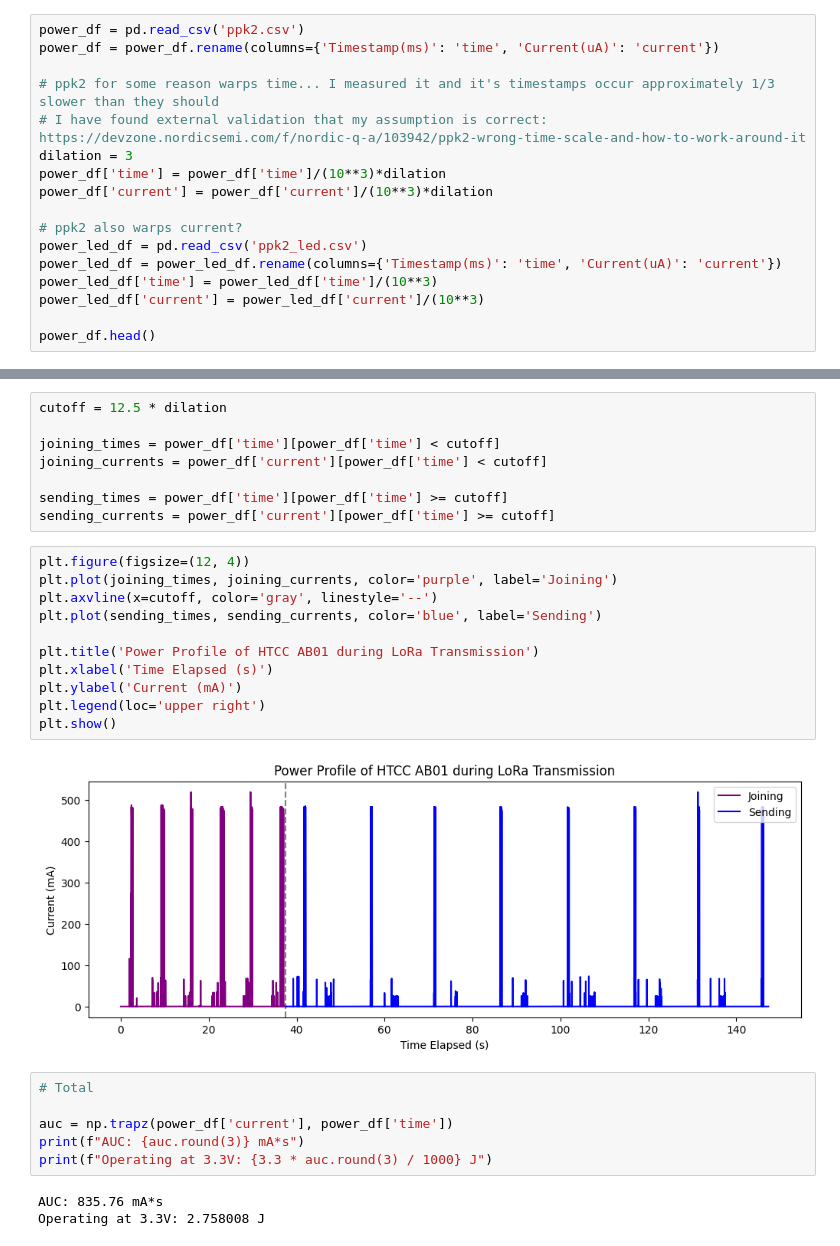
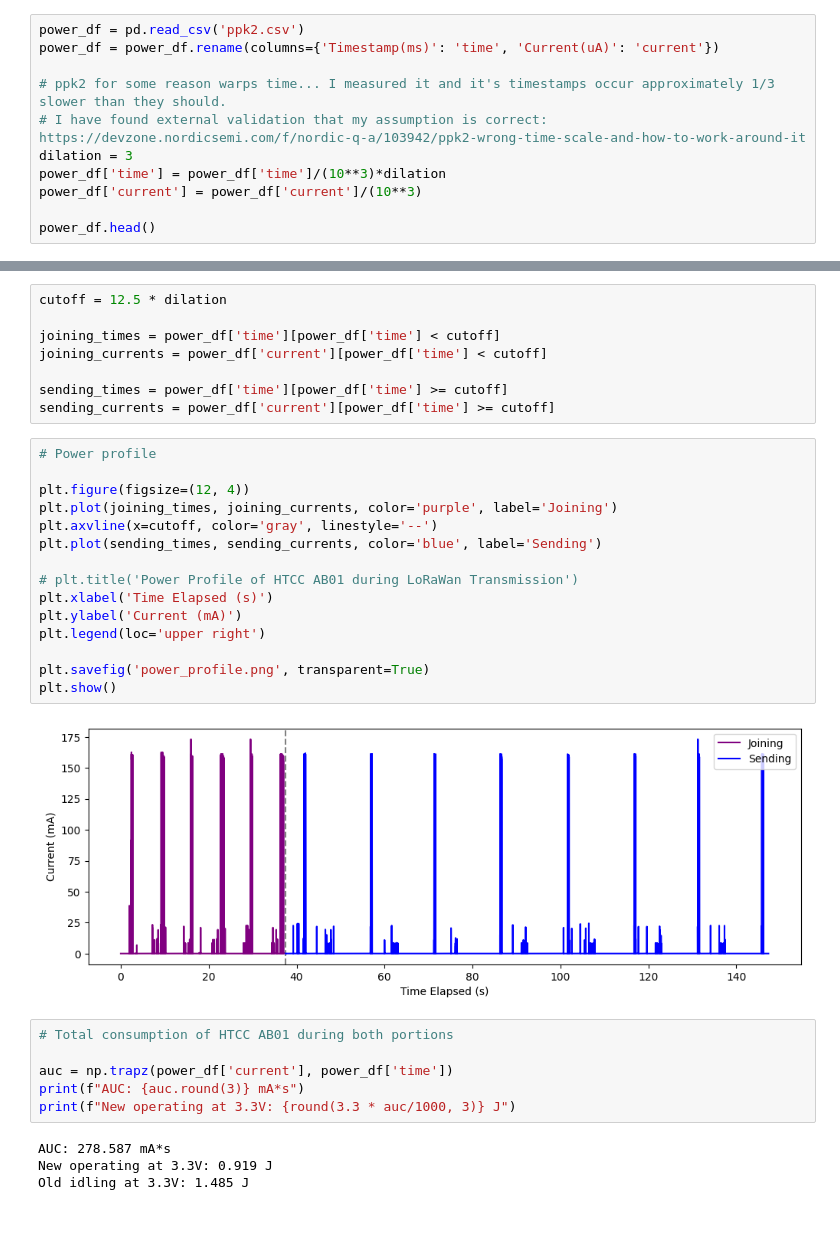
Before and after one commit to caspar/LoRa-Batteryless, a Jupyter notebook: v2_power_profiling/ppk_analysis.ipynb, the cells around one changed output, grey strips where cells are left out. Drawn from its saved outputs; the diff is of its cells as text.

```diff
--- a/v2_power_profiling/ppk_analysis.ipynb
+++ b/v2_power_profiling/ppk_analysis.ipynb
@@ -8,17 +9,11 @@ import matplotlib.pyplot as plt
 power_df = pd.read_csv('ppk2.csv')
 power_df = power_df.rename(columns={'Timestamp(ms)': 'time', 'Current(uA)': 'current'})
 
-# ppk2 for some reason warps time... I measured it and it's timestamps occur approximately 1/3 slower than they should
+# ppk2 for some reason warps time... I measured it and it's timestamps occur approximately 1/3 slower than they should.
 # I have found external validation that my assumption is correct: https://devzone.nordicsemi.com/f/nordic-q-a/103942/ppk2-wrong-time-scale-and-how-to-work-around-it
 dilation = 3
 power_df['time'] = power_df['time']/(10**3)*dilation
-power_df['current'] = power_df['current']/(10**3)*dilation
-
-# ppk2 also warps current?
-power_led_df = pd.read_csv('ppk2_led.csv')
-power_led_df = power_led_df.rename(columns={'Timestamp(ms)': 'time', 'Current(uA)': 'current'})
-power_led_df['time'] = power_led_df['time']/(10**3)
-power_led_df['current'] = power_led_df['current']/(10**3)
+power_df['current'] = power_df['current']/(10**3)
 
 power_df.head()
 # %% [output]
@@ -37,24 +32,29 @@ joining_currents = power_df['current'][power_df['time'] < cutoff]
 sending_times = power_df['time'][power_df['time'] >= cutoff]
 sending_currents = power_df['current'][power_df['time'] >= cutoff]
 # %%
+# Power profile
+
 plt.figure(figsize=(12, 4))
 plt.plot(joining_times, joining_currents, color='purple', label='Joining')
 plt.axvline(x=cutoff, color='gray', linestyle='--')
 plt.plot(sending_times, sending_currents, color='blue', label='Sending')
 
-plt.title('Power Profile of HTCC AB01 during LoRa Transmission')
+# plt.title('Power Profile of HTCC AB01 during LoRaWan Transmission')
 plt.xlabel('Time Elapsed (s)')
 plt.ylabel('Current (mA)')
 plt.legend(loc='upper right')
+
+plt.savefig('power_profile.png', transparent=True)
 plt.show()
 # %% [output]
-[figure, old version]
+[figure, new version]
 # %%
-# Total
+# Total consumption of HTCC AB01 during both portions
 
 auc = np.trapz(power_df['current'], power_df['time'])
 print(f"AUC: {auc.round(3)} mA*s")
-print(f"Operating at 3.3V: {3.3 * auc.round(3) / 1000} J")
+print(f"New operating at 3.3V: {round(3.3 * auc/1000, 3)} J")
 # %% [output]
-AUC: 835.76 mA*s
-Operating at 3.3V: 2.758008 J
+AUC: 278.587 mA*s
+New operating at 3.3V: 0.919 J
+Old idling at 3.3V: 1.485 J
```
Also changed, not shown: parts of 15 cells of this notebook, 6 other files.
